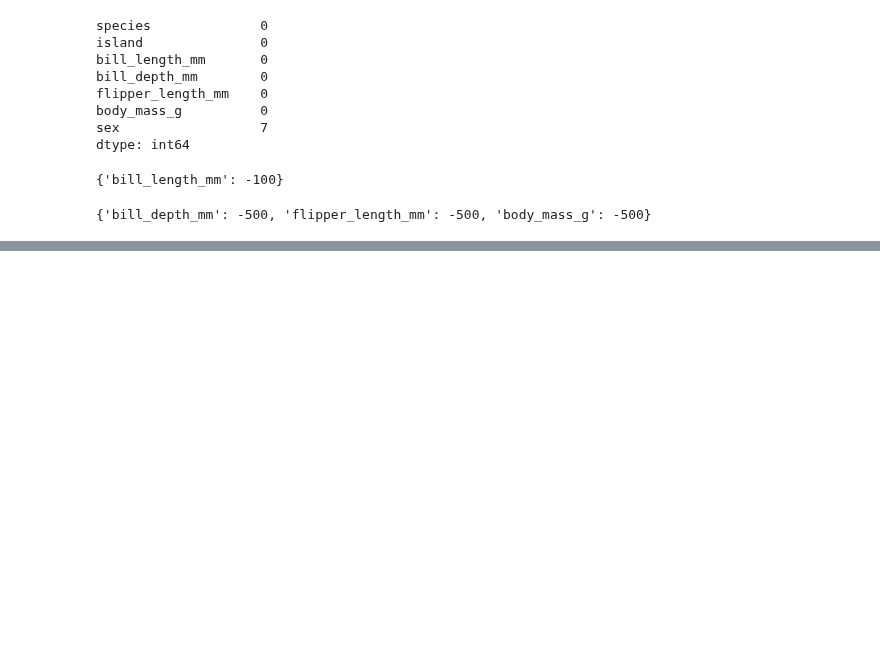
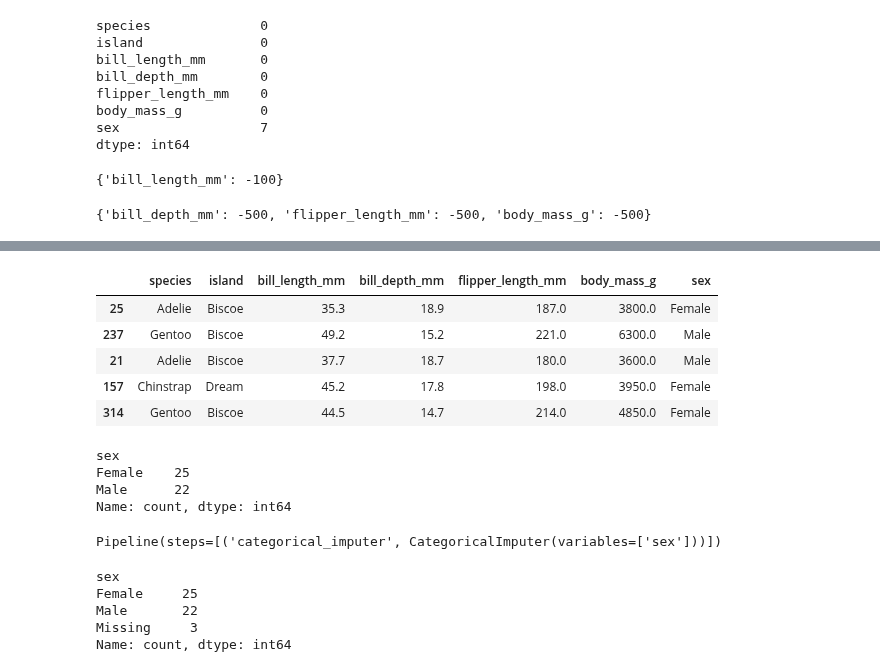
Before and after one commit to Danpr1984/Calculator-, a Jupyter notebook: feature_engine.ipynb, the cells around one changed output, grey strips where cells are left out. Saved outputs shown, nothing was run; the diff lists cells and outputs as text; code cells hidden in the pictures; blank space fills up the shorter version.

Commit message:
categoricalimputer and dropmissingdata

```diff
--- a/feature_engine.ipynb
+++ b/feature_engine.ipynb
@@ -279,0 +285,3 @@ pipeline['other_variables'].imputer_dict_
+# %%
+df = df.sample(n=50, random_state=1)
+df.isnull().sum()
@@ -279,0 +297,27 @@ pipeline['other_variables'].imputer_dict_
+# %%
+df.head()
+# %% [output]
+|  | species | island | bill_length_mm | bill_depth_mm | flipper_length_mm | body_mass_g | sex |
+| 25 | Adelie | Biscoe | 35.3 | 18.9 | 187.0 | 3800.0 | Female |
+| 237 | Gentoo | Biscoe | 49.2 | 15.2 | 221.0 | 6300.0 | Male |
+| 21 | Adelie | Biscoe | 37.7 | 18.7 | 180.0 | 3600.0 | Male |
+| 157 | Chinstrap | Dream | 45.2 | 17.8 | 198.0 | 3950.0 | Female |
+| 314 | Gentoo | Biscoe | 44.5 | 14.7 | 214.0 | 4850.0 | Female |
+# %%
+df['sex'].value_counts()
+# %% [output]
+sex
+Female    25
+Male      22
+Name: count, dtype: int64
+# %%
+from feature_engine.imputation import CategoricalImputer
+pipeline = Pipeline([
+    ('categorical_imputer', CategoricalImputer(imputation_method='missing',
+                                               fill_value='Missing',
+                                               variables=['sex']) )
+
+])
+pipeline
+# %% [output]
+Pipeline(steps=[('categorical_imputer', CategoricalImputer(variables=['sex']))])
@@ -279,0 +326,8 @@ pipeline['other_variables'].imputer_dict_
+# %%
+df['sex'].value_counts()
+# %% [output]
+sex
+Female     25
+Male       22
+Missing     3
+Name: count, dtype: int64
```
Also changed, not shown: parts of 13 cells of this notebook.
